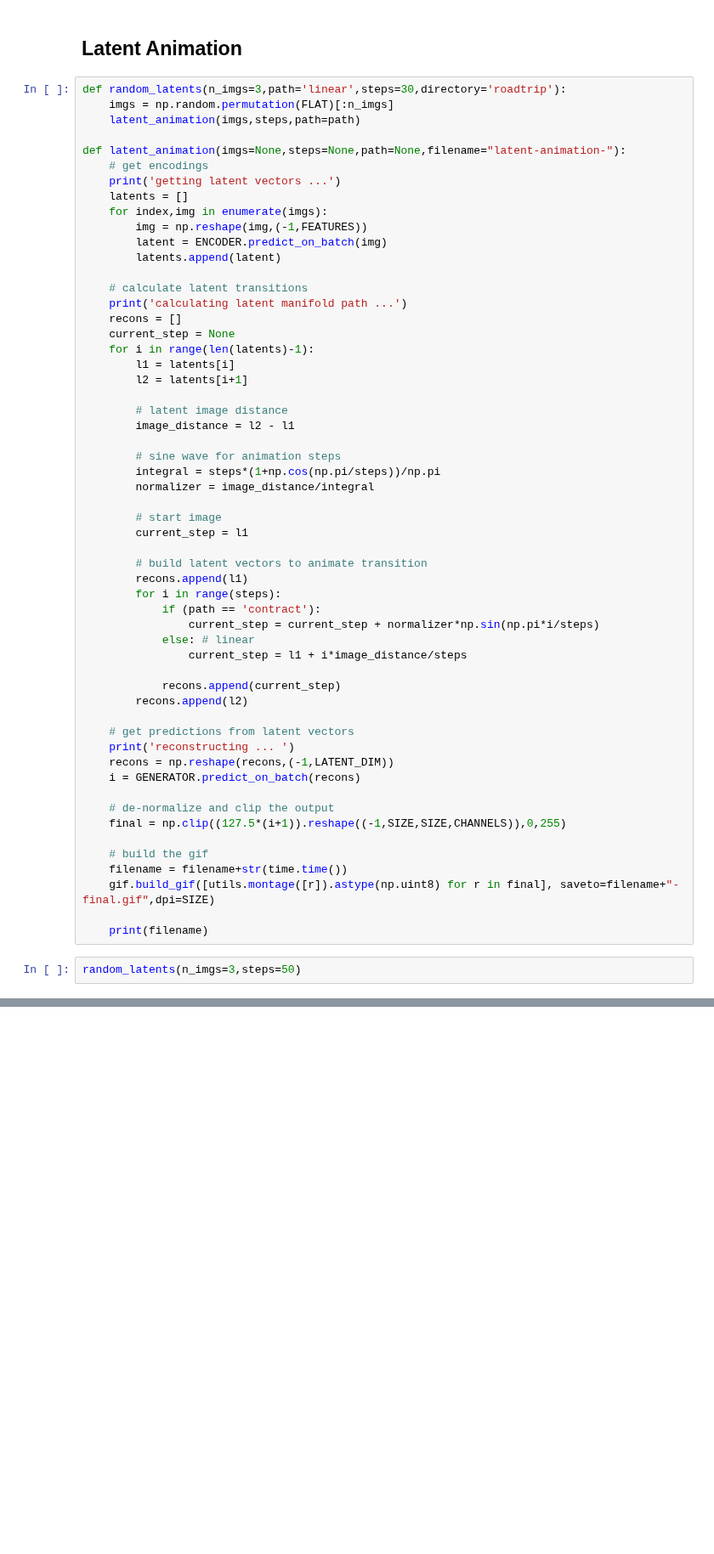
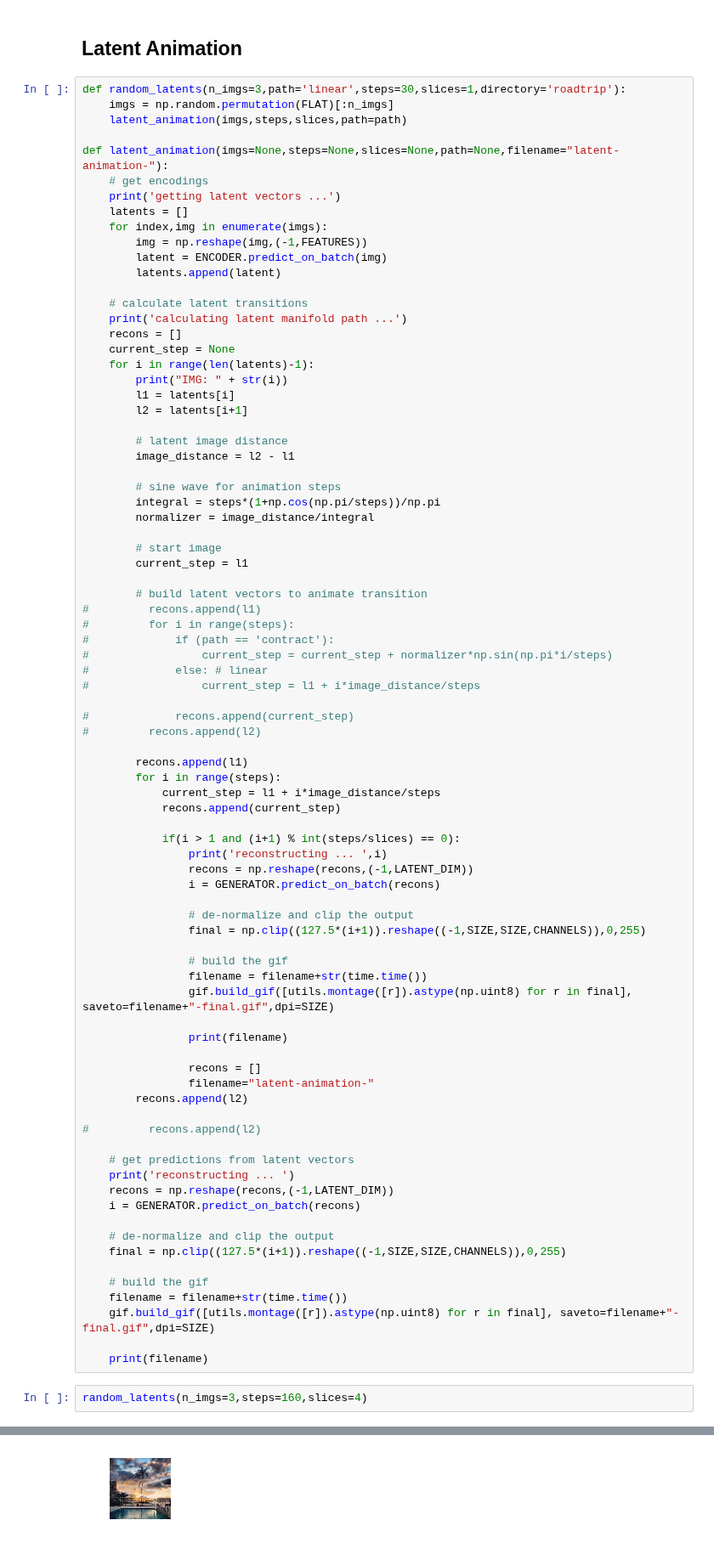
Before and after one commit to neurokinetikz/deep-pensieve, a Jupyter notebook: Deep Pensieve.ipynb, the cells around one changed output, grey strips where cells are left out. Shown at 85% size. Saved outputs shown, nothing was run; the diff lists cells and outputs as text; blank space fills up the shorter version.

```diff
--- a/Deep Pensieve.ipynb
+++ b/Deep Pensieve.ipynb
@@ -413,11 +432,11 @@ utils.showImagesHorizontally(images=[orig,img])
 # %% [markdown]
 ## Latent  Animation
 # %%
-def random_latents(n_imgs=3,path='linear',steps=30,directory='roadtrip'):
+def random_latents(n_imgs=3,path='linear',steps=30,slices=1,directory='roadtrip'):
     imgs = np.random.permutation(FLAT)[:n_imgs]
-    latent_animation(imgs,steps,path=path)
+    latent_animation(imgs,steps,slices,path=path)
 
-def latent_animation(imgs=None,steps=None,path=None,filename="latent-animation-"):
+def latent_animation(imgs=None,steps=None,slices=None,path=None,filename="latent-animation-"):
     # get encodings
     print('getting latent vectors ...')
     latents = []
@@ -431,6 +450,7 @@ def latent_animation(imgs=None,steps=None,path=None,filename="latent-animation-"
     recons = []
     current_step = None
     for i in range(len(latents)-1):
+        print("IMG: " + str(i))
         l1 = latents[i]
         l2 = latents[i+1]
 
@@ -445,15 +465,40 @@ def latent_animation(imgs=None,steps=None,path=None,filename="latent-animation-"
         current_step = l1
 
         # build latent vectors to animate transition
+#         recons.append(l1)
+#         for i in range(steps):
+#             if (path == 'contract'):
+#                 current_step = current_step + normalizer*np.sin(np.pi*i/steps)
+#             else: # linear
+#                 current_step = l1 + i*image_distance/steps
+
+#             recons.append(current_step)
+#         recons.append(l2)
+
         recons.append(l1)
         for i in range(steps):
-            if (path == 'contract'):
-                current_step = current_step + normalizer*np.sin(np.pi*i/steps)
-            else: # linear
-                current_step = l1 + i*image_distance/steps
+            current_step = l1 + i*image_distance/steps
+            recons.append(current_step)
 
-            recons.append(current_step)
+            if(i > 1 and (i+1) % int(steps/slices) == 0):
+                print('reconstructing ... ',i)
+                recons = np.reshape(recons,(-1,LATENT_DIM))
+                i = GENERATOR.predict_on_batch(recons)
+
+                # de-normalize and clip the output
+                final = np.clip((127.5*(i+1)).reshape((-1,SIZE,SIZE,CHANNELS)),0,255)
+
+                # build the gif
+                filename = filename+str(time.time())
+                gif.build_gif([utils.montage([r]).astype(np.uint8) for r in final], saveto=filename+"-final.gif",dpi=SIZE)
+
+                print(filename)
+
+                recons = []
+                filename="latent-animation-"
         recons.append(l2)
+
+#         recons.append(l2)
 
     # get predictions from latent vectors
     print('reconstructing ... ')
@@ -469,4 +514,5 @@ def latent_animation(imgs=None,steps=None,path=None,filename="latent-animation-"
 
     print(filename)
 # %%
-random_latents(n_imgs=3,steps=50)
+random_latents(n_imgs=3,steps=160,slices=4)
+# %% [output]
@@ -472,0 +536 @@ random_latents(n_imgs=3,steps=50)
+[figure, added]
```
Also changed, not shown: parts of 12 cells of this notebook.
